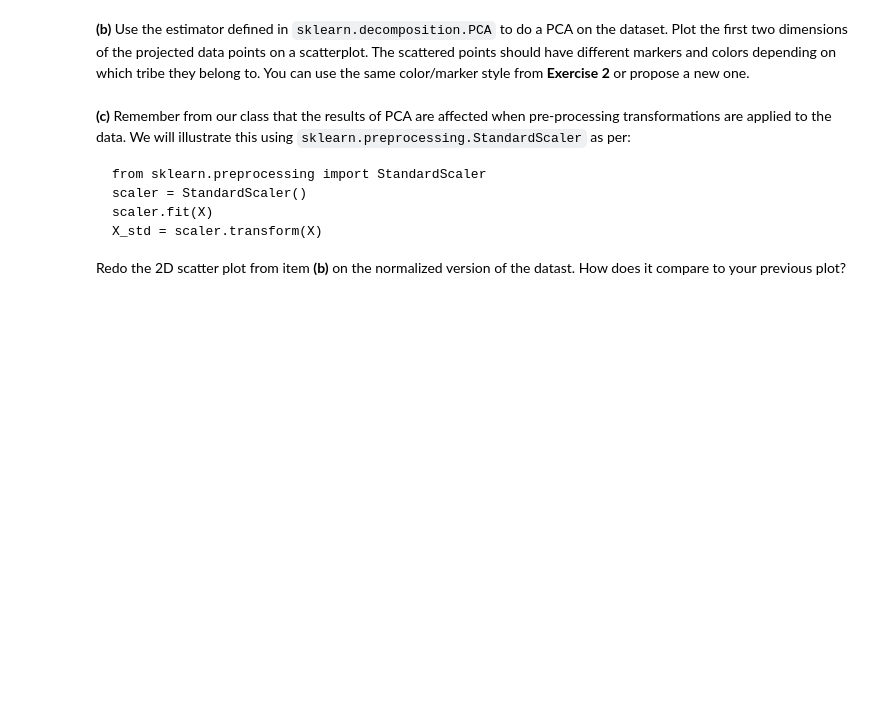
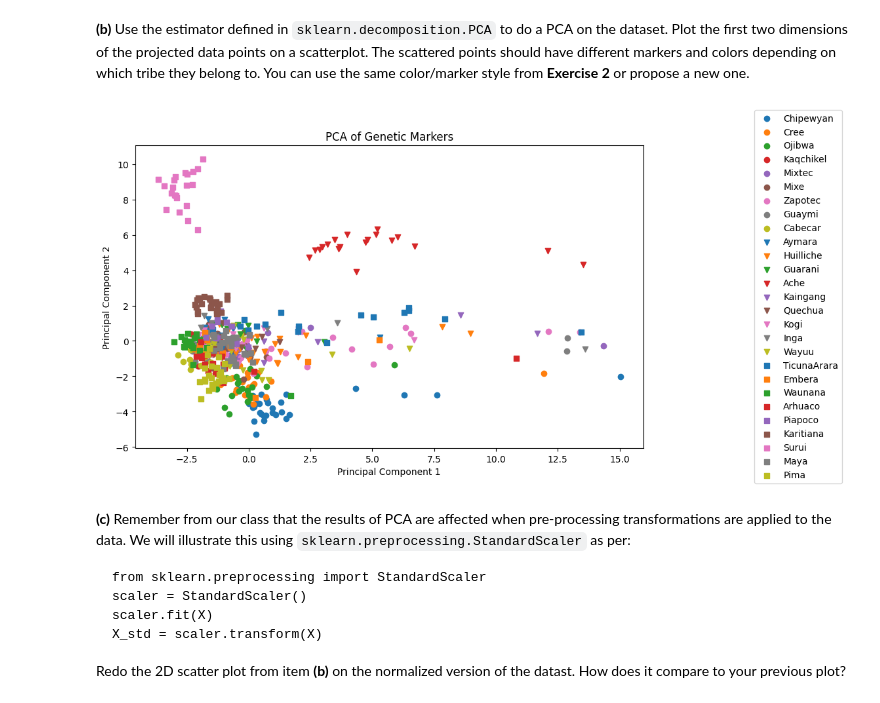
Before and after one commit to Concombrero/TP-Statistical-Learning, a Jupyter notebook: TP2/TP2.ipynb, the cells around one changed output. Cells and saved outputs as stored; diff of their text form; code cells hidden in the pictures; blank space fills up the shorter version.

````diff
--- a/TP2/TP2.ipynb
+++ b/TP2/TP2.ipynb
@@ -182,6 +182,27 @@ In multiple linear regression model, the equation is $ y = \sum_{i = 1}^N \beta_
 **(a)** Explain in a few words the main concepts and ideas underlying the principal component analysis (PCA). You should include both the geometric and statistical interpretations of PCA.
 # %% [markdown]
 **(b)** Use the estimator defined in `sklearn.decomposition.PCA` to do a PCA on the dataset. Plot the first two dimensions of the projected data points on a scatterplot. The scattered points should have different markers and colors depending on which tribe they belong to. You can use the same color/marker style from **Exercise 2** or propose a new one.
+# %%
+from sklearn.decomposition import PCA
+import matplotlib.pyplot as plt
+
+pca1 = PCA()
+
+X_PCA = pca1.fit_transform(X)
+plt.figure(figsize=(10, 6))
+for i, tribe in enumerate(gdf['Pop'].unique()):
+    members_tribe = gdf[gdf['Pop'] == tribe]
+    mask = (tribes == tribe).values
+    plt.scatter(X_PCA[mask, 0], X_PCA[mask, 1],
+                marker=marker_list[i//9],
+                color=colors_list[i%9], label=tribe)
+plt.xlabel('Principal Component 1')
+plt.ylabel('Principal Component 2')
+plt.title('PCA of Genetic Markers')
+plt.legend(loc='center right', bbox_to_anchor=(1.4, 0.5))
+plt.show()
+# %% [output]
+[figure, added]
 # %% [markdown]
 **(c)** Remember from our class that the results of PCA are affected when pre-processing transformations are applied to the data. We will illustrate this using `sklearn.preprocessing.StandardScaler` as per:
 ```
````
Also changed, not shown: parts of 4 cells of this notebook.
